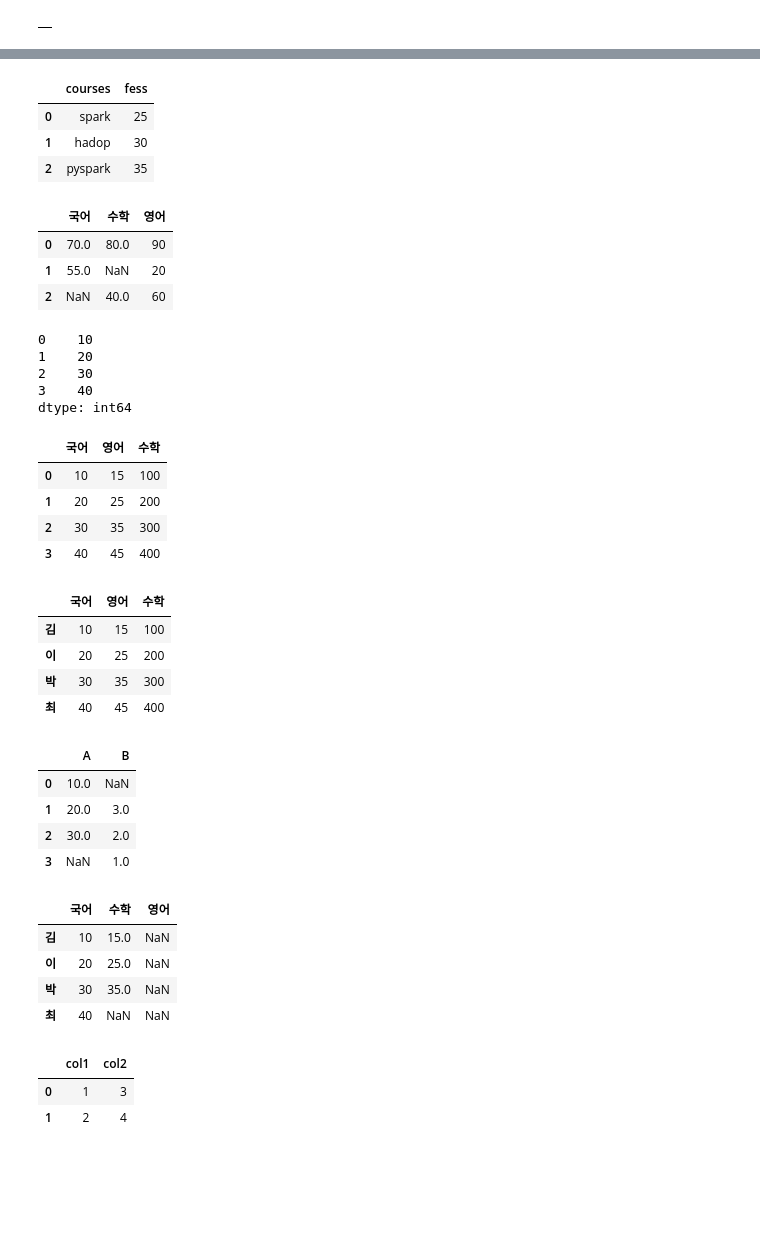
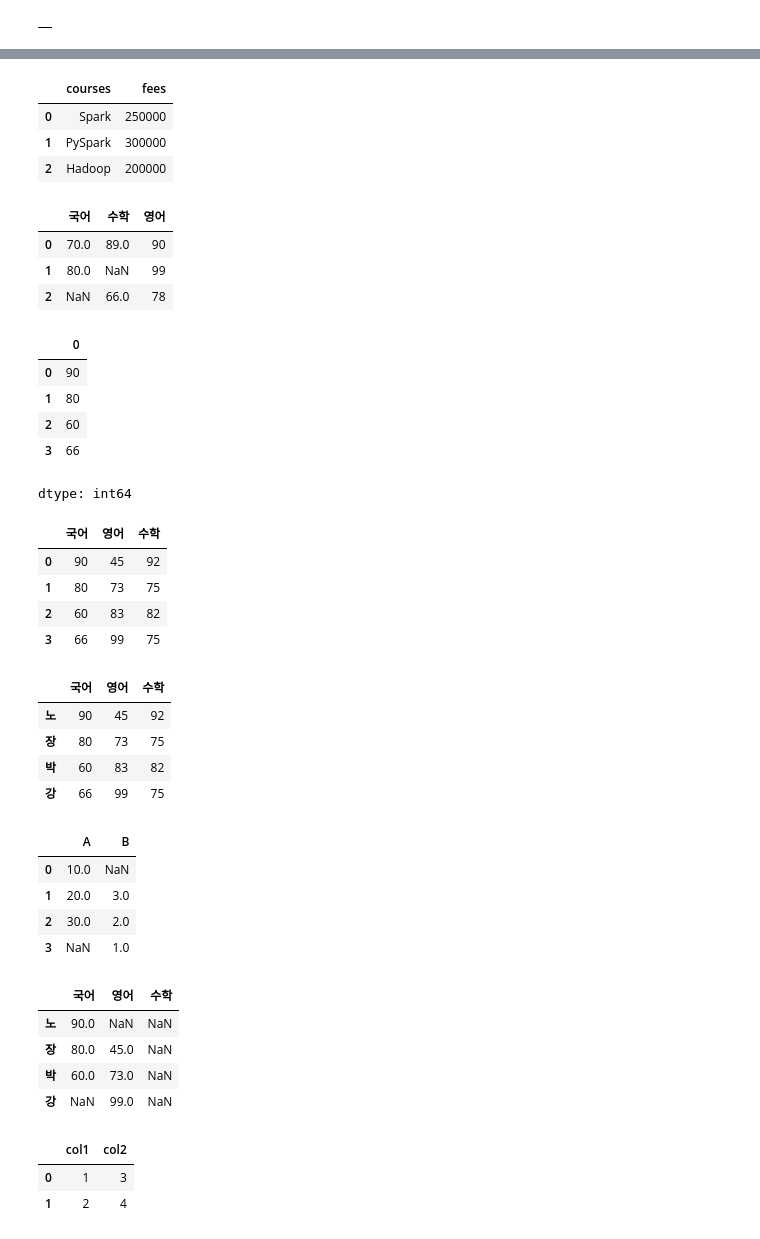
Before and after one commit to EunSeong-Jo/2025-1-myclass-BDA, a Jupyter notebook: inclass/02w_B_0312_pandas_basic.ipynb, the cells around one changed output, grey strips where cells are left out. Cells and saved outputs as stored; diff of their text form; code cells hidden in the pictures; blank space fills up the shorter version.

```diff
--- a/inclass/02w_B_0312_pandas_basic.ipynb
+++ b/inclass/02w_B_0312_pandas_basic.ipynb
@@ -370,54 +387,51 @@ df
 # %%
-fess = pd.Series([25, 30, 35], name='fess')
-df[fess.name] = fess
-
+fees = pd.Series([250000, 300000, 200000], name='fees')
+df[fees.name] = fees
 df
 # %% [output]
-|  | courses | fess |
-| 0 | spark | 25 |
-| 1 | hadop | 30 |
-| 2 | pyspark | 35 |
+|  | courses | fees |
+| 0 | Spark | 250000 |
+| 1 | PySpark | 300000 |
+| 2 | Hadoop | 200000 |
 # %%
-df = pd.DataFrame([{'국어':70, '수학':80, '영어':90},
-                  {'국어':55, '영어':20},
-                  {'수학':40, '영어':60}])
-
+df= pd.DataFrame([{'국어': 70, '수학': 89, '영어': 90},
+                  {'국어': 80, '영어': 99},
+                  {'수학': 66, '영어': 78}])
 df
 # %% [output]
 |  | 국어 | 수학 | 영어 |
-| 0 | 70.0 | 80.0 | 90 |
-| 1 | 55.0 | NaN | 20 |
-| 2 | NaN | 40.0 | 60 |
+| 0 | 70.0 | 89.0 | 90 |
+| 1 | 80.0 | NaN | 99 |
+| 2 | NaN | 66.0 | 78 |
 # %%
-s1 = pd.Series([10, 20, 30, 40])
-s2 = pd.Series([15, 25, 35, 45])
-s3 = pd.Series([100, 200, 300, 400])
+s1 = pd.Series([90, 80, 60, 66])
+s2 = pd.Series([45, 73, 83, 99])
+s3 = pd.Series([92, 75, 82, 75])
 # %%
 s1
 # %% [output]
+|  | 0 |
+| 0 | 90 |
+| 1 | 80 |
+| 2 | 60 |
+| 3 | 66 |
-0    10
-1    20
-2    30
-3    40
 dtype: int64
 # %%
-df = pd.DataFrame({'국어':s1, '영어':s2, '수학':s3})
-
+df = pd.DataFrame({'국어': s1, '영어': s2, '수학': s3})
 df
 # %% [output]
 |  | 국어 | 영어 | 수학 |
-| 0 | 10 | 15 | 100 |
-| 1 | 20 | 25 | 200 |
-| 2 | 30 | 35 | 300 |
-| 3 | 40 | 45 | 400 |
+| 0 | 90 | 45 | 92 |
+| 1 | 80 | 73 | 75 |
+| 2 | 60 | 83 | 82 |
+| 3 | 66 | 99 | 75 |
 # %%
-df.index = ['김', '이', '박', '최']
-
+df.index = ['노', '장', '박', '강']
 df
 # %% [output]
 |  | 국어 | 영어 | 수학 |
-| 김 | 10 | 15 | 100 |
-| 이 | 20 | 25 | 200 |
-| 박 | 30 | 35 | 300 |
-| 최 | 40 | 45 | 400 |
+| 노 | 90 | 45 | 92 |
+| 장 | 80 | 73 | 75 |
+| 박 | 60 | 83 | 82 |
+| 강 | 66 | 99 | 75 |
 # %%
@@ -438,11 +451,11 @@ s3 = pd.Series([100, 200, 300, 400])
 # %%
-df = pd.DataFrame({'국어':s1, '수학':s2, '영어':s3}, index=list('김이박최'))
-
+df = pd.DataFrame({'국어': s1, '영어': s2, "수학": s3},
+                  index=list('노장박강'))
 df
 # %% [output]
-|  | 국어 | 수학 | 영어 |
-| 김 | 10 | 15.0 | NaN |
-| 이 | 20 | 25.0 | NaN |
-| 박 | 30 | 35.0 | NaN |
-| 최 | 40 | NaN | NaN |
+|  | 국어 | 영어 | 수학 |
+| 노 | 90.0 | NaN | NaN |
+| 장 | 80.0 | 45.0 | NaN |
+| 박 | 60.0 | 73.0 | NaN |
+| 강 | NaN | 99.0 | NaN |
 # %%
```
Also changed, not shown: parts of 135 cells of this notebook.
